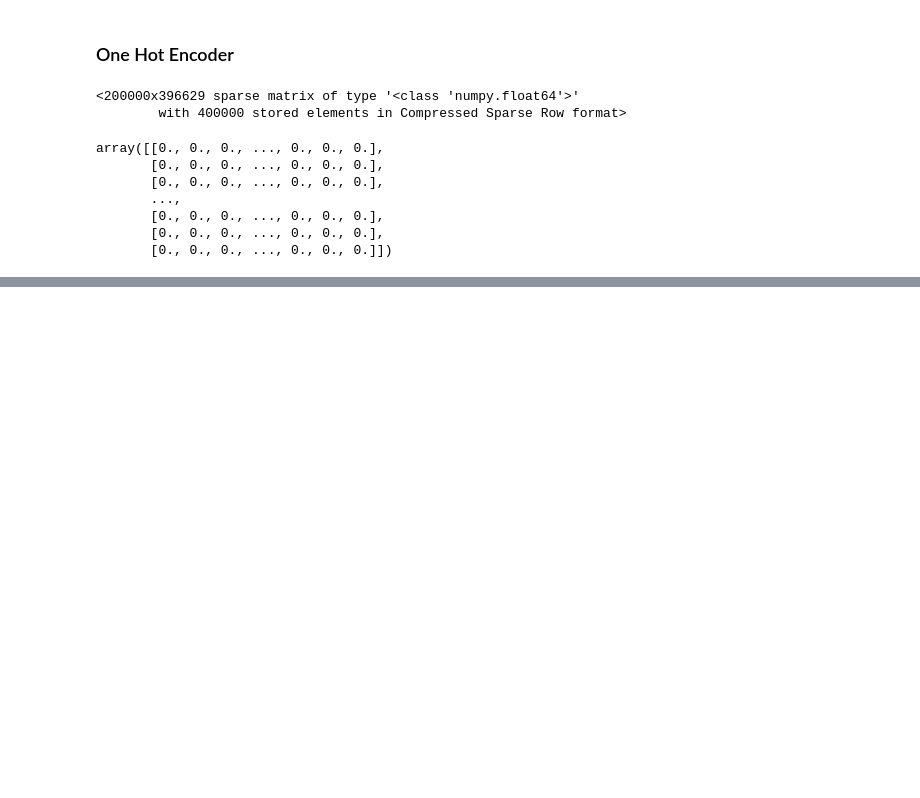
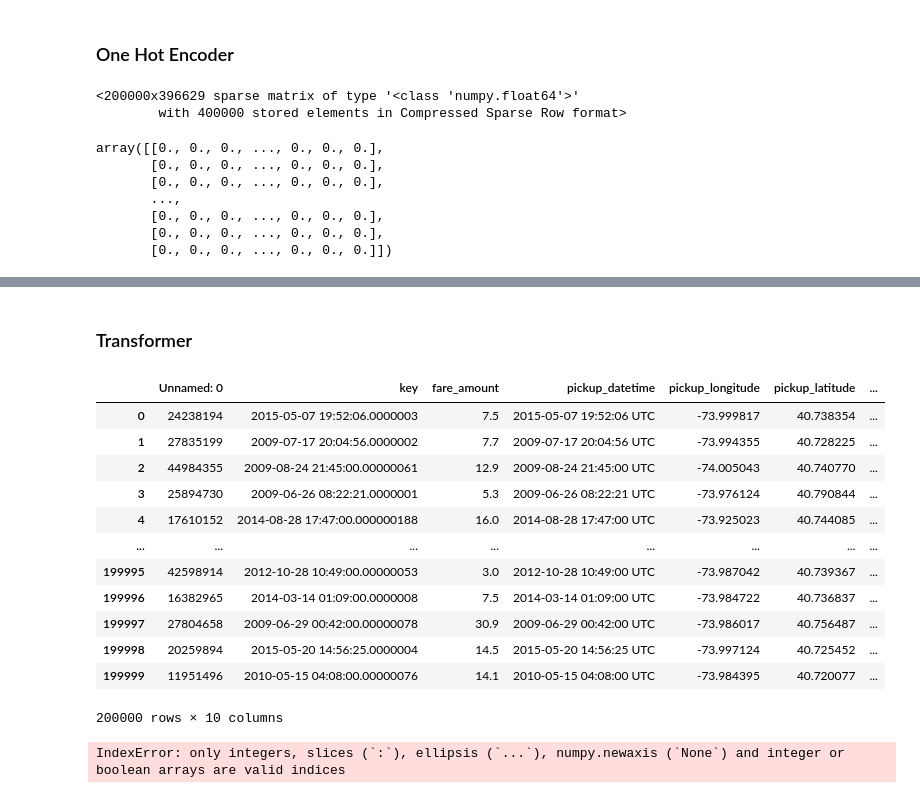
Before and after one commit to CS-5394-ML-Class/Project-3, a Jupyter notebook: Uber.ipynb, the cells around one changed output, grey strips where cells are left out. Saved outputs shown, nothing was run; the diff lists cells and outputs as text; code cells hidden in the pictures; blank space fills up the shorter version.

Commit message:
Cannot get pipeline to work with transformer

```diff
--- a/Uber.ipynb
+++ b/Uber.ipynb
@@ -146,0 +149,43 @@ cat_encoder.categories_
+# %% [markdown]
+### Transformer
+# %%
+class calculateCostPer(BaseEstimator, TransformerMixin):
+    def __init__(self, find_distance=True):
+        self.find_distance = find_distance
+    def fit(self, X, y=None):
+        return self
+    def transform(self, X):
+        X["cost_per_passenger"] = (X[:,"fare_amount"]/X[:,"passenger_count"]).round(2)
+        return X
+
+costPer_adder = calculateCostPer(find_distance=False)
+data_new = distance_adder.transform(data)
+
+data_new
+# %% [output]
+|  | Unnamed: 0 | key | fare_amount | pickup_datetime | pickup_longitude | pickup_latitude | ... |
+| 0 | 24238194 | 2015-05-07 19:52:06.0000003 | 7.5 | 2015-05-07 19:52:06 UTC | -73.999817 | 40.738354 | ... |
+| 1 | 27835199 | 2009-07-17 20:04:56.0000002 | 7.7 | 2009-07-17 20:04:56 UTC | -73.994355 | 40.728225 | ... |
+| 2 | 44984355 | 2009-08-24 21:45:00.00000061 | 12.9 | 2009-08-24 21:45:00 UTC | -74.005043 | 40.740770 | ... |
+| 3 | 25894730 | 2009-06-26 08:22:21.0000001 | 5.3 | 2009-06-26 08:22:21 UTC | -73.976124 | 40.790844 | ... |
+| 4 | 17610152 | 2014-08-28 17:47:00.000000188 | 16.0 | 2014-08-28 17:47:00 UTC | -73.925023 | 40.744085 | ... |
+| ... | ... | ... | ... | ... | ... | ... | ... |
+| 199995 | 42598914 | 2012-10-28 10:49:00.00000053 | 3.0 | 2012-10-28 10:49:00 UTC | -73.987042 | 40.739367 | ... |
+| 199996 | 16382965 | 2014-03-14 01:09:00.0000008 | 7.5 | 2014-03-14 01:09:00 UTC | -73.984722 | 40.736837 | ... |
+| 199997 | 27804658 | 2009-06-29 00:42:00.00000078 | 30.9 | 2009-06-29 00:42:00 UTC | -73.986017 | 40.756487 | ... |
+| 199998 | 20259894 | 2015-05-20 14:56:25.0000004 | 14.5 | 2015-05-20 14:56:25 UTC | -73.997124 | 40.725452 | ... |
+| 199999 | 11951496 | 2010-05-15 04:08:00.00000076 | 14.1 | 2010-05-15 04:08:00 UTC | -73.984395 | 40.720077 | ... |
+200000 rows × 10 columns
+# %%
+from sklearn.pipeline import Pipeline
+from sklearn.preprocessing import StandardScaler
+
+num_pipeline = Pipeline([
+        ('imputer', SimpleImputer(strategy="median")),
+        ('attribs_adder', calculateCostPer()),
+        ('std_scaler', StandardScaler()),
+    ])
+
+data_num_tr = num_pipeline.fit_transform(data_num)
+# %% [output]
+IndexError: only integers, slices (`:`), ellipsis (`...`), numpy.newaxis (`None`) and integer or boolean arrays are valid indices
```
Also changed, not shown: parts of 6 cells of this notebook.
